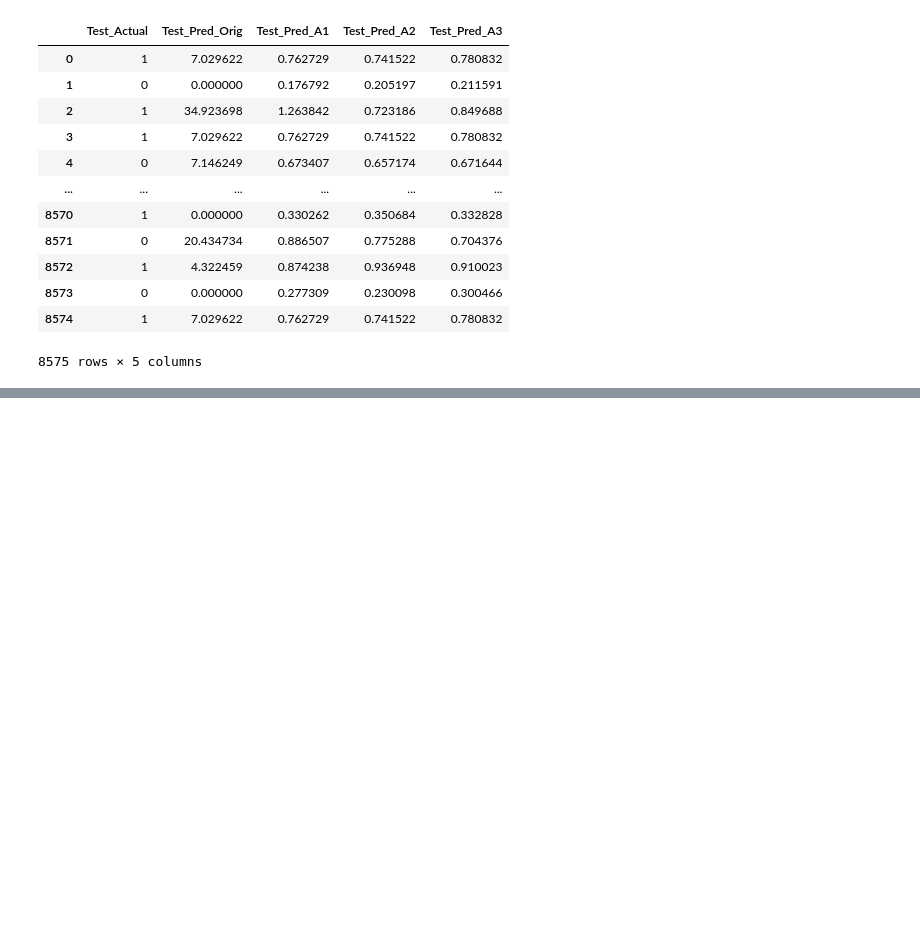
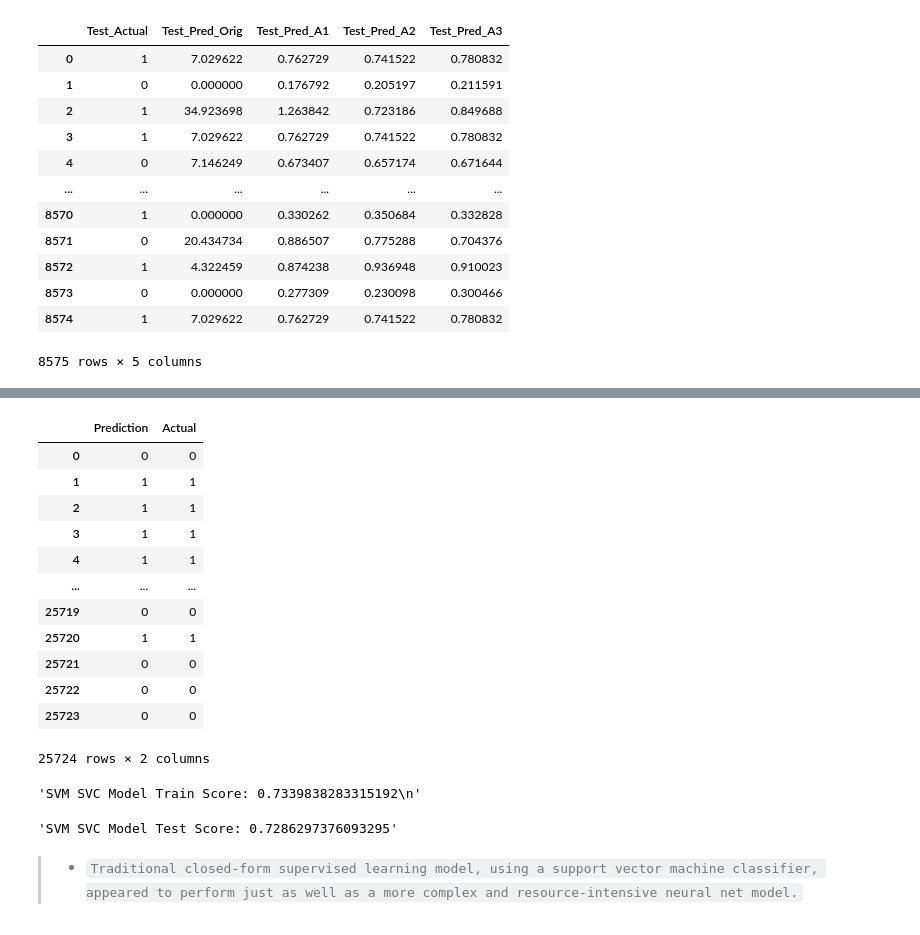
Before and after one commit to boz-tcm/neural-networks-challenge, a Jupyter notebook: venture_funding_with_deep_learning.ipynb, the cells around one changed output, grey strips where cells are left out. Drawn from its saved outputs; the diff is of its cells as text; code cells hidden in the pictures; blank space fills up the shorter version.

```diff
--- a/venture_funding_with_deep_learning.ipynb
+++ b/venture_funding_with_deep_learning.ipynb
@@ -1091,0 +1088,43 @@ display(test_predictions_all_df)
+# %%
+# Sojourn.  Reviewing quickly performance of a traditional non-iterative supervised learning model to explain our venture funding data.
+# Classification with Support Vector Model:
+# Import SVM library
+from sklearn.svm import SVC
+
+# Instantiate an SVM classification model
+svc = SVC(kernel='rbf')
+
+# Fit the Data
+svc_model = svc.fit(X_train_scaled, y_train)
+# %%
+# Review training data predictions
+y_train_predictions = svc_model.predict(X_train_scaled)
+train_results = pd.DataFrame({"Prediction": y_train_predictions, "Actual": y_train['IS_SUCCESSFUL']}).reset_index(drop=True)
+display(train_results)
+# %% [output]
+|  | Prediction | Actual |
+| 0 | 0 | 0 |
+| 1 | 1 | 1 |
+| 2 | 1 | 1 |
+| 3 | 1 | 1 |
+| 4 | 1 | 1 |
+| ... | ... | ... |
+| 25719 | 0 | 0 |
+| 25720 | 1 | 1 |
+| 25721 | 0 | 0 |
+| 25722 | 0 | 0 |
+| 25723 | 0 | 0 |
+25724 rows × 2 columns
+# %%
+# Score the model as trained
+score_train = svc_model.score(X_train_scaled, y_train)
+display(f"SVM SVC Model Train Score: {score_train}\n")
+
+# Score the model exposed to unseen test data
+score_test = svc_model.score(X_test_scaled, y_test)
+display(f"SVM SVC Model Test Score: {score_test}")
+# %% [output]
+'SVM SVC Model Train Score: 0.7339838283315192\n'
+'SVM SVC Model Test Score: 0.7286297376093295'
+# %% [markdown]
+>* `Traditional closed-form supervised learning model, using a support vector machine classifier, appeared to perform just as well as a more complex and resource-intensive neural net model.`
```
Also changed, not shown: parts of 4 cells of this notebook.
